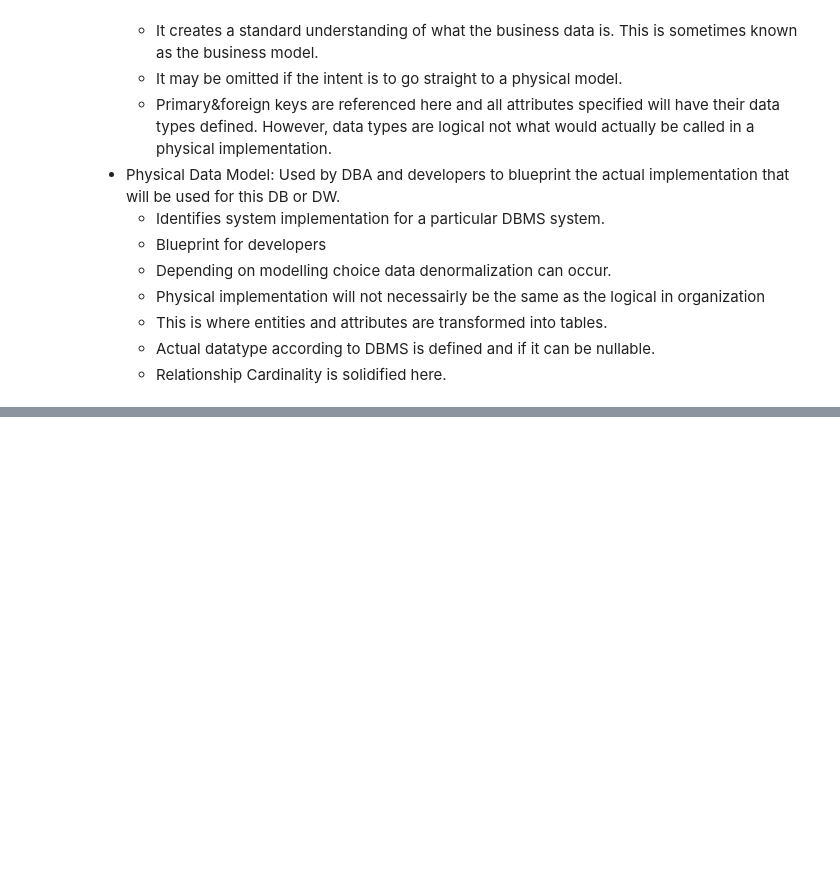
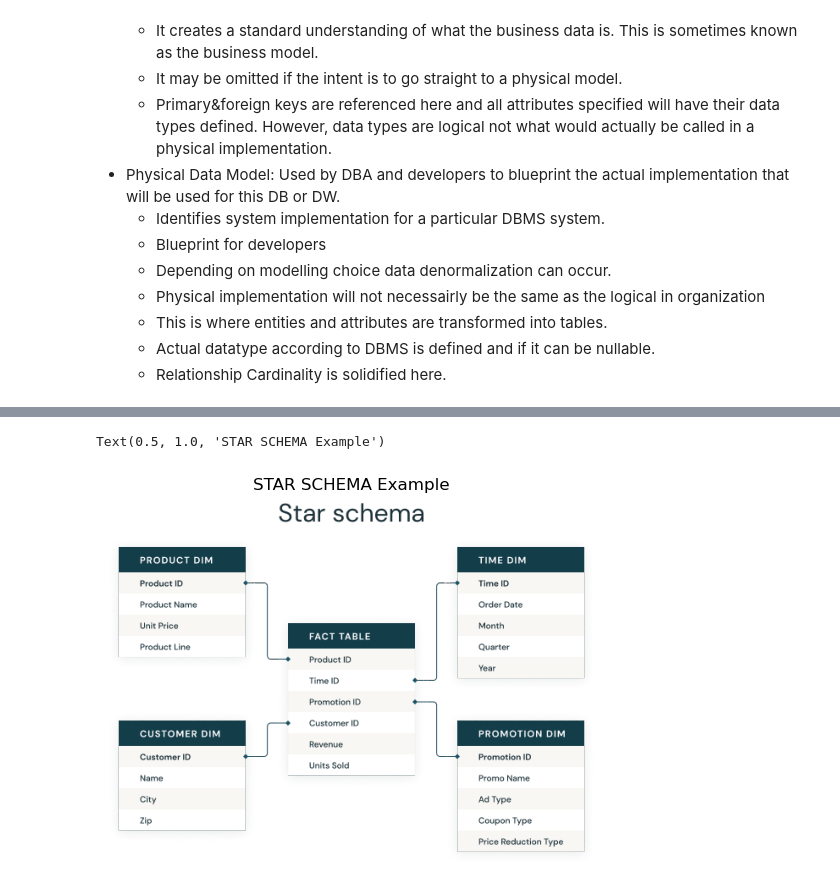
Before and after one commit to Trevor-Amadeus-Fingland/analytics-engineering-notes, a Jupyter notebook: analytics_engineering_folder/udemy-notes.ipynb, the cells around one changed output, grey strips where cells are left out. Saved outputs shown, nothing was run; the diff lists cells and outputs as text; code cells hidden in the pictures; blank space fills up the shorter version.

```diff
--- a/analytics_engineering_folder/udemy-notes.ipynb
+++ b/analytics_engineering_folder/udemy-notes.ipynb
@@ -319,0 +446,11 @@ __Different Types of Keys__<br>
+# %%
+# import of example star schema image
+#from PIL import Image
+#import matplotlib.pyplot as plt
+img_star = Image.open('/Users/trevorfingland/Desktop/star-schema-erd.png')
+plt.imshow(img_star)
+plt.axis('off')
+plt.title('STAR SCHEMA Example')
+# %% [output]
+Text(0.5, 1.0, 'STAR SCHEMA Example')
+[figure, added]
```
Also changed, not shown: parts of 19 cells of this notebook.
